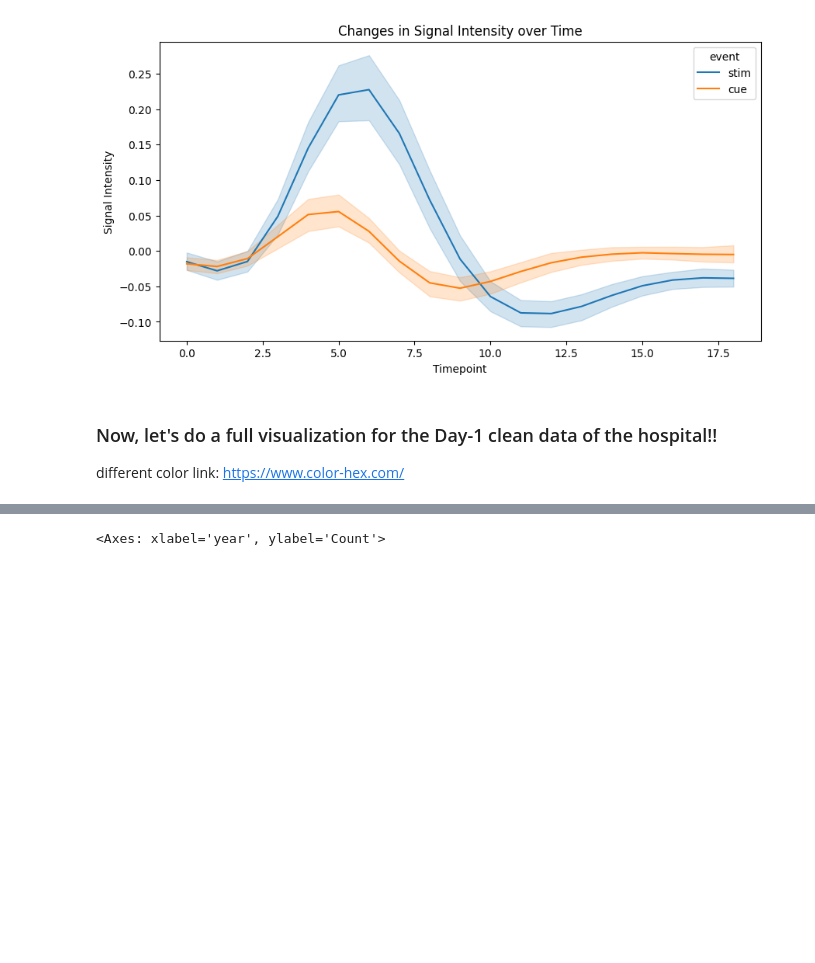
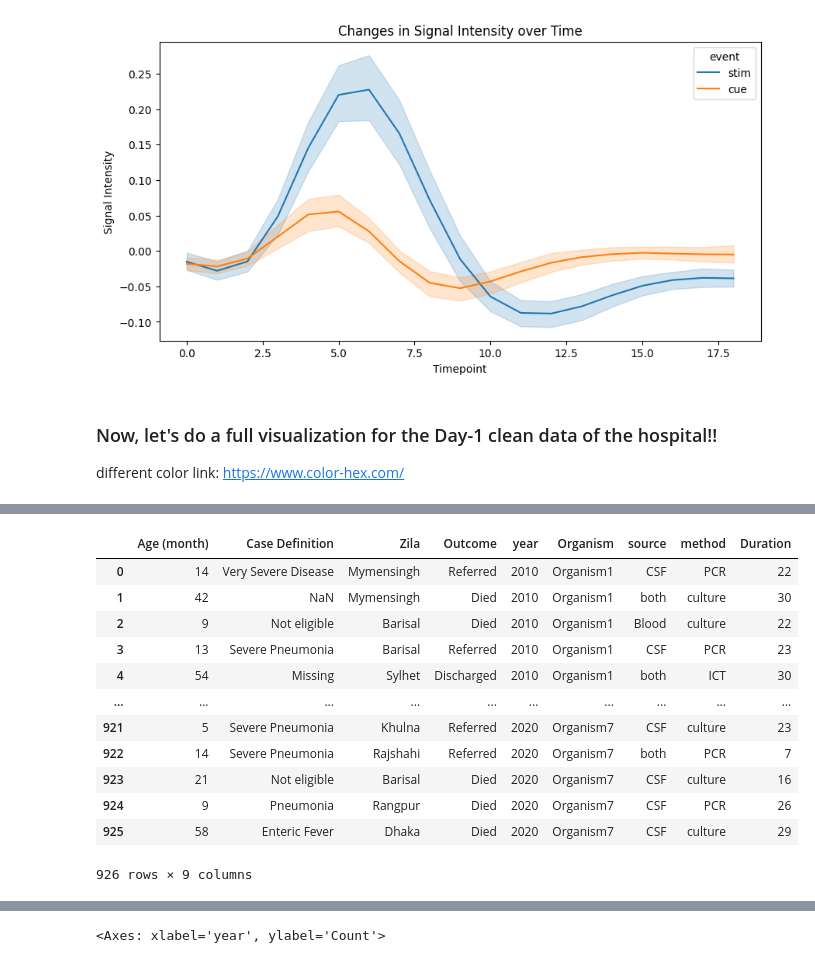
Before and after one commit to FahimHafiz/Vaccination-Dataset-Preprocessing-Analysis-and-Prediction-Using-Machine-Learning, a Jupyter notebook: main.ipynb, the cells around one changed output, grey strips where cells are left out. Saved outputs shown, nothing was run; the diff lists cells and outputs as text; code cells hidden in the pictures; blank space fills up the shorter version.

```diff
--- a/main.ipynb
+++ b/main.ipynb
@@ -187,0 +218,20 @@ import matplotlib.pyplot as plt
+# %%
+# concatenete the before and after datasets
+
+final_data = pd.concat([before_vaccine_data, after_vaccine_data], ignore_index=True)
+
+# Optional: Sort the DataFrame by the year column if needed
+final_data = final_data.sort_values(by='year')
+final_data.reset_index(drop=True, inplace=True)
+final_data
+# %%
+# merge the hospital data with the lab data
+df = pd.merge(final_data, lab_data, on='UniqueID', how='inner')
+
+df.to_csv('temp1.csv')
+# %%
+df['Duration'] = abs((df['AdmDate'] - df['Discharge Date']).dt.days)
+
+df
+# %%
+df.drop(['UniqueID','AdmDate', 'Discharge Date', 'Address'], axis=1, inplace=True)
@@ -187,0 +240,16 @@ import matplotlib.pyplot as plt
+# %%
+df
+# %% [output]
+|  | Age (month) | Case Definition | Zila | Outcome | year | Organism | source | method | Duration |
+| 0 | 14 | Very Severe Disease | Mymensingh | Referred | 2010 | Organism1 | CSF | PCR | 22 |
+| 1 | 42 | NaN | Mymensingh | Died | 2010 | Organism1 | both | culture | 30 |
+| 2 | 9 | Not eligible | Barisal | Died | 2010 | Organism1 | Blood | culture | 22 |
+| 3 | 13 | Severe Pneumonia | Barisal | Referred | 2010 | Organism1 | CSF | PCR | 23 |
+| 4 | 54 | Missing | Sylhet | Discharged | 2010 | Organism1 | both | ICT | 30 |
+| ... | ... | ... | ... | ... | ... | ... | ... | ... | ... |
+| 921 | 5 | Severe Pneumonia | Khulna | Referred | 2020 | Organism7 | CSF | culture | 23 |
+| 922 | 14 | Severe Pneumonia | Rajshahi | Referred | 2020 | Organism7 | both | PCR | 7 |
+| 923 | 21 | Not eligible | Barisal | Died | 2020 | Organism7 | CSF | culture | 16 |
+| 924 | 9 | Pneumonia | Rangpur | Died | 2020 | Organism7 | CSF | PCR | 26 |
+| 925 | 58 | Enteric Fever | Dhaka | Died | 2020 | Organism7 | CSF | culture | 29 |
+926 rows × 9 columns
```
Also changed, not shown: parts of 9 cells of this notebook.
